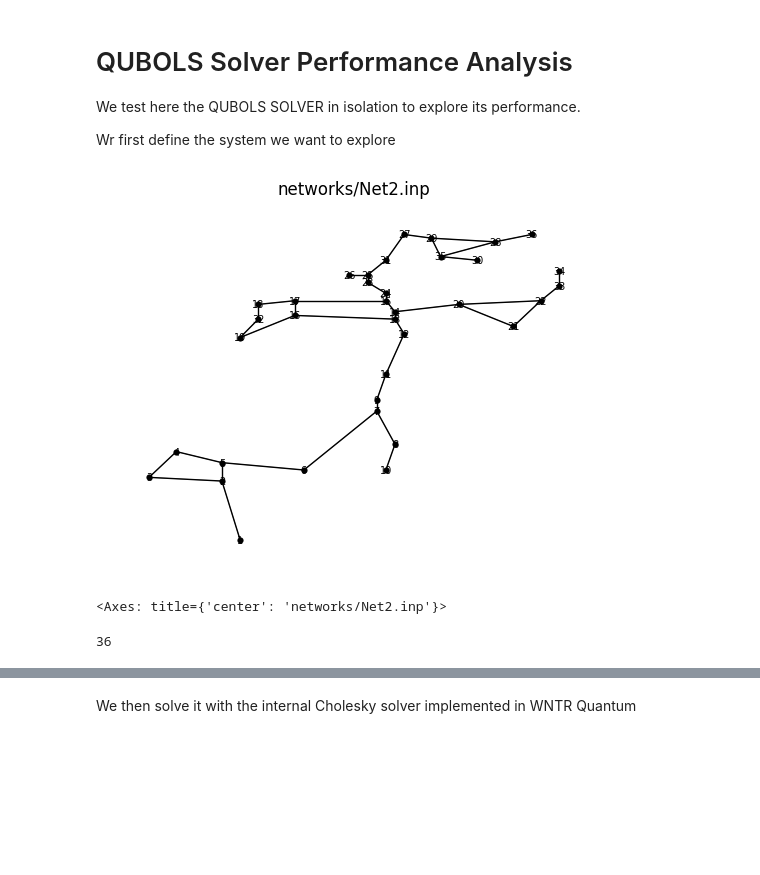
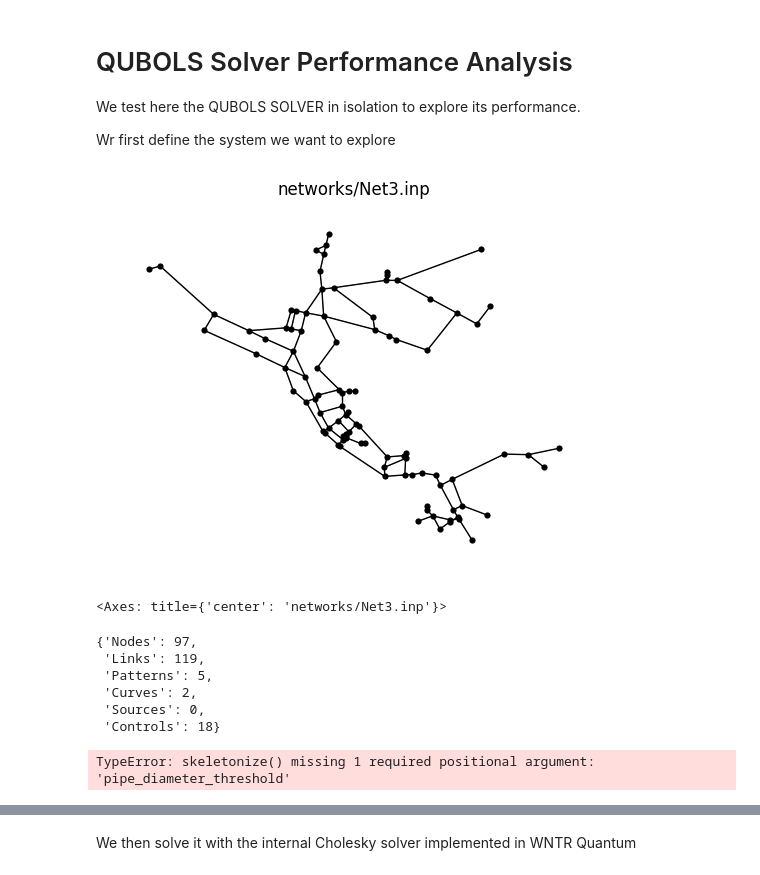
Before and after one commit to QuantumApplicationLab/wntr-quantum, a Jupyter notebook: docs/notebooks/qubols_solver.ipynb, the cells around one changed output, grey strips where cells are left out. Cells and saved outputs as stored; diff of their text form; code cells hidden in the pictures; blank space fills up the shorter version.

```diff
--- a/docs/notebooks/qubols_solver.ipynb
+++ b/docs/notebooks/qubols_solver.ipynb
@@ -7,18 +7,28 @@ Wr first define the system we want to explore
 # %%
 import wntr
 import wntr_quantum
 
 # Create a water network model
-inp_file = 'networks/Net2.inp'
+inp_file = 'networks/Net3.inp'
 # inp_file = 'networks/Net2Loops.inp'
 wn = wntr.network.WaterNetworkModel(inp_file)
 
 # Graph the network
-wntr.graphics.plot_network(wn, title=wn.name, node_labels=True)
+wntr.graphics.plot_network(wn, title=wn.name, node_labels=False)
 # %% [output]
-[figure, old version]
+[figure, new version]
-<Axes: title={'center': 'networks/Net2.inp'}>
+<Axes: title={'center': 'networks/Net3.inp'}>
 # %%
-wn.num_nodes
+wn.describe()
 # %% [output]
-36
+{'Nodes': 97,
+ 'Links': 119,
+ 'Patterns': 5,
+ 'Curves': 2,
+ 'Sources': 0,
+ 'Controls': 18}
+# %%
+skel_wn = wntr.morph.skeletonize(wn, 12*0.0254)
+skel_wn.describe()
+# %% [output]
+TypeError: skeletonize() missing 1 required positional argument: 'pipe_diameter_threshold'
```
Also changed, not shown: parts of 1 cell of this notebook, 13 other files.
